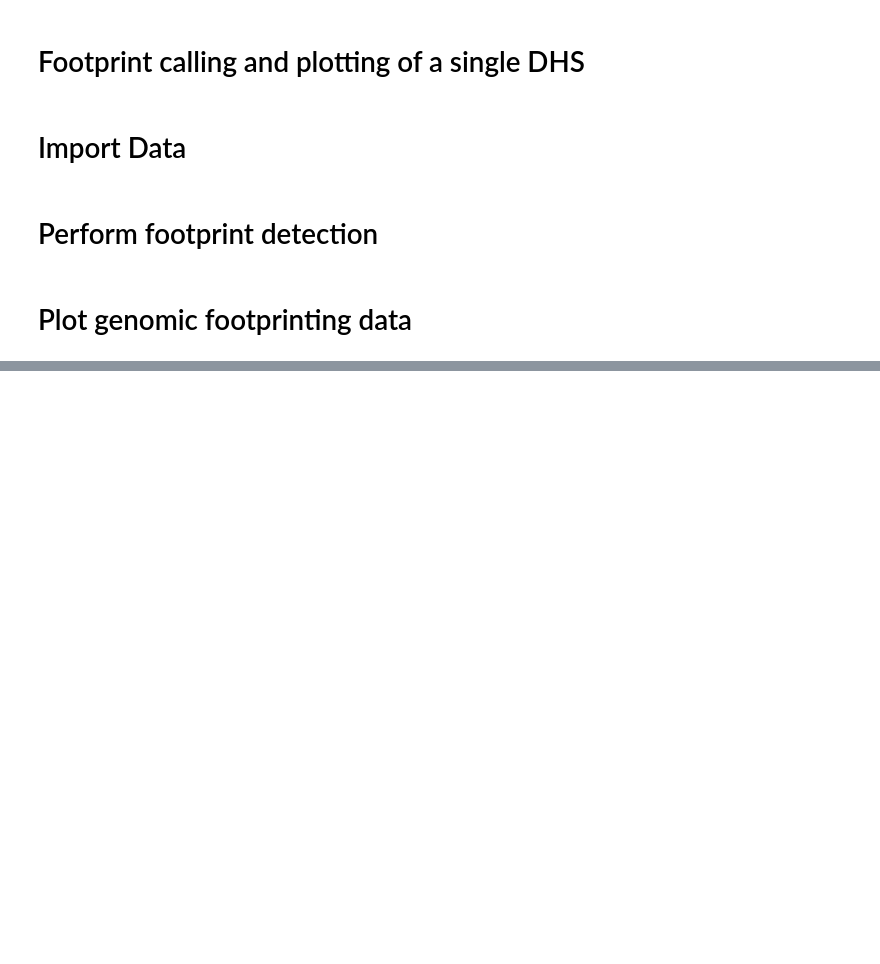
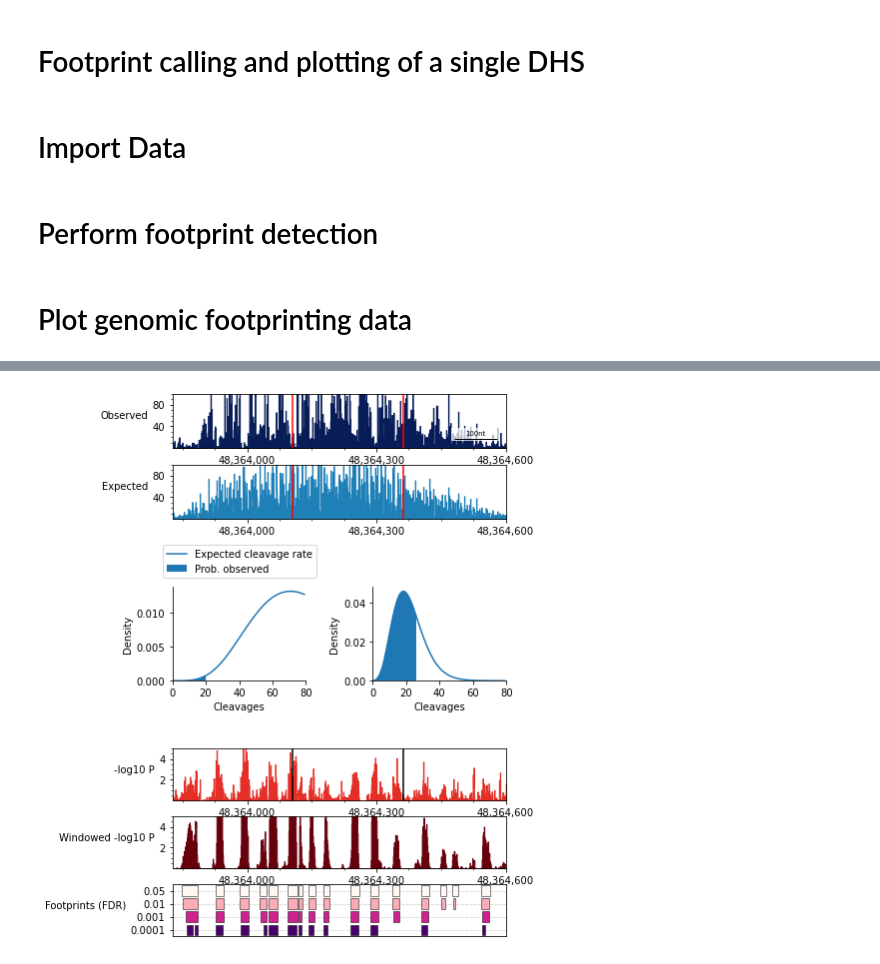
Before and after one commit to apblair/human-TF-footprinting, a Jupyter notebook: Notebooks/ExtendedDataFig1.ipynb, the cells around one changed output, grey strips where cells are left out. Drawn from its saved outputs; the diff is of its cells as text; code cells hidden in the pictures; blank space fills up the shorter version.

```diff
--- a/Notebooks/ExtendedDataFig1.ipynb
+++ b/Notebooks/ExtendedDataFig1.ipynb
@@ -217,0 +118,82 @@ AttributeError: 'PolyCollection' object has no property 'xaxis'
+# %%
+fig = plt.figure()
+fig.set_size_inches(6, 10)
+
+gs = mgridspec.GridSpec(3, 1, height_ratios=[2, 1.5, 3], wspace=0.2, hspace=0.5)
+
+# Plot observed/expected cleavages
+
+gs_cleavage = mgridspec.GridSpecFromSubplotSpec(2,1, subplot_spec = gs[0,:], hspace = 0.3)
+
+cmap = discrete_cmap(4, "YlGnBu_r")
+
+ax_obs = fig.add_subplot(gs_cleavage[0,:])
+
+signal_plot(interval, obs, ax_obs, facecolor=cmap(0), edgecolor=cmap(0)) # , xaxis='top'
+ax_obs.set_ylim(top=100)
+add_scale_bar(ax_obs)
+
+[ax_obs.axvline(i+interval.start, color='red') for i in pos]
+ax_obs.set_ylabel("Observed", rotation=0, ha="right")
+
+ax_exp = fig.add_subplot(gs_cleavage[1,:])
+signal_plot(interval, exp, ax_exp, facecolor=cmap(1), edgecolor=cmap(1)) # , xaxis=None
+ax_exp.set_ylim(top=100)
+
+
+[ax_exp.axvline(i+interval.start, color='red') for i in pos]
+ax_exp.set_ylabel("Expected", rotation=0, ha="right")
+
+# Plot negative binomials
+
+gs_nb = mgridspec.GridSpecFromSubplotSpec(1, len(pos), subplot_spec = gs[1,:], hspace = 0, wspace=0.5)
+
+for i, j in enumerate(pos):
+    ax_nb = fig.add_subplot(gs_nb[0,i])
+    make_nb_plot(exp[j], obs[j], dm, ax_nb, hi=80)
+    if i==0:
+        ax_nb.legend(loc=9, bbox_to_anchor=[0.5, 1.5])
+
+# Plot cleavage statistics and footprint calls
+
+gs_stats = mgridspec.GridSpecFromSubplotSpec(3,1, subplot_spec = gs[2,:], hspace = 0.3)
+
+cmap = discrete_cmap(4, "Reds")
+
+ax_log10p = fig.add_subplot(gs_stats[0,:])
+signal_plot(interval, -np.log10(pvals), facecolor=cmap(2), edgecolor=cmap(2), ax=ax_log10p) # , xaxis=None
+ax_log10p.set_ylim(top=5)
+
+[ax_log10p.axvline(i+interval.start, color='k') for i in pos]
+ax_log10p.set_ylabel("-log10 P", rotation=0, ha="right")
+
+ax_winlog10p = fig.add_subplot(gs_stats[1,:])
+signal_plot(interval, -np.log10(winpvals), facecolor=cmap(3), edgecolor=cmap(3), ax=ax_winlog10p) # , xaxis=None
+ax_winlog10p.set_ylim(top=5)
+
+ax_winlog10p.set_ylabel("Windowed -log10 P", rotation=0, ha="right")
+
+# Plot footprints
+ax_fps = fig.add_subplot(gs_stats[2,:])
+
+cmap=discrete_cmap(len(thresholds), "RdPu_r")
+
+for i, thresh in enumerate(sorted(thresholds)):
+    fps = [genomic_interval(interval.chrom, interval.start+x, interval.start+y) for x, y in utils.segment(np.array(fdr, dtype=np.float64), thresh, 3, decreasing=True) ]
+    starts=[fp.start for fp in fps]
+    widths=[len(fp) for fp in fps]
+
+    coll = mcollections.BrokenBarHCollection(zip(starts, widths), (i+0.1, 0.8), facecolors=cmap(i), edgecolors='k', linewidths=0.5)
+    ax_fps.add_collection(coll)
+
+    ax_fps.axhline(i+0.5, color='lightgrey', ls='dashed', lw=0.8, zorder=-1)
+
+ax_fps.set_xlim(interval.start, interval.end)
+ax_fps.set_ylim(0, 4)
+ax_fps.xaxis.set_visible(False)
+
+ax_fps.yaxis.set_ticks(np.arange(len(thresholds))+0.5)
+ax_fps.yaxis.set_ticklabels(sorted(thresholds))
+
+ax_fps.set_ylabel("Footprints (FDR)", rotation=0, ha="right")
+# %% [output]
@@ -217,0 +201 @@ AttributeError: 'PolyCollection' object has no property 'xaxis'
+[figure, added]
```
Also changed, not shown: parts of 3 cells of this notebook.
